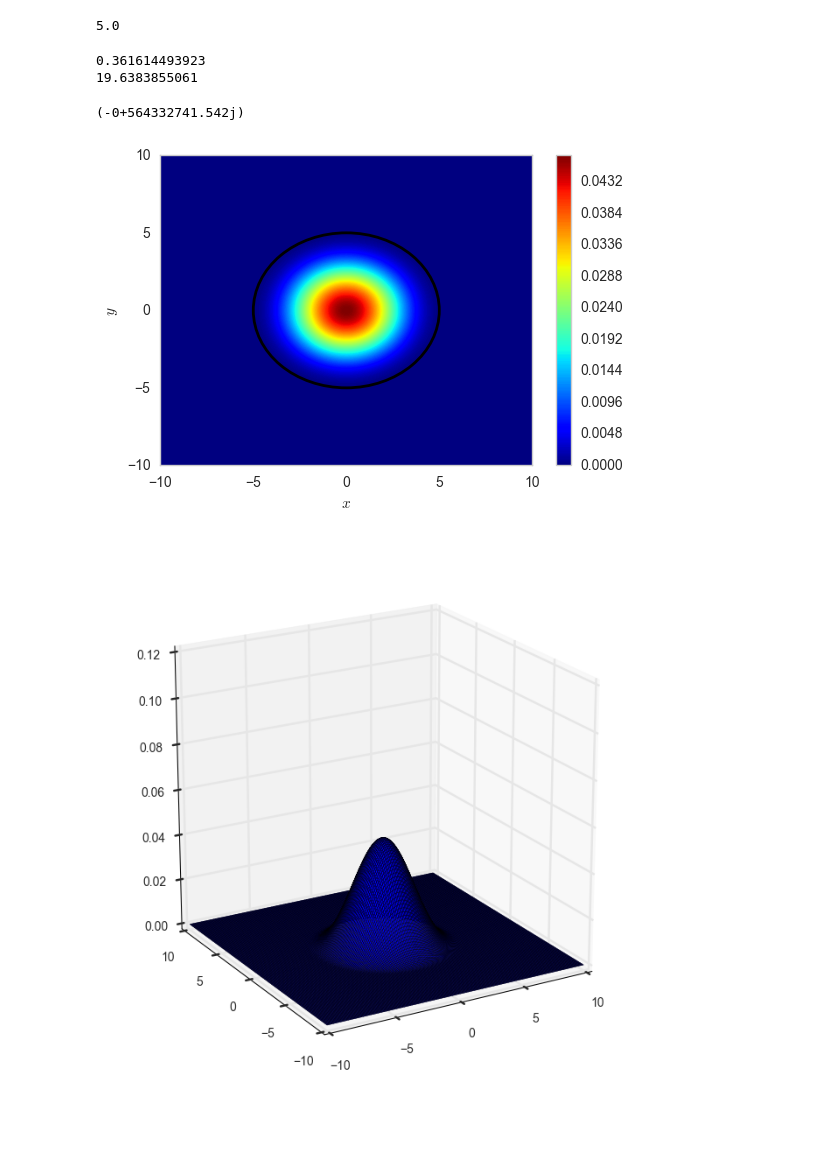
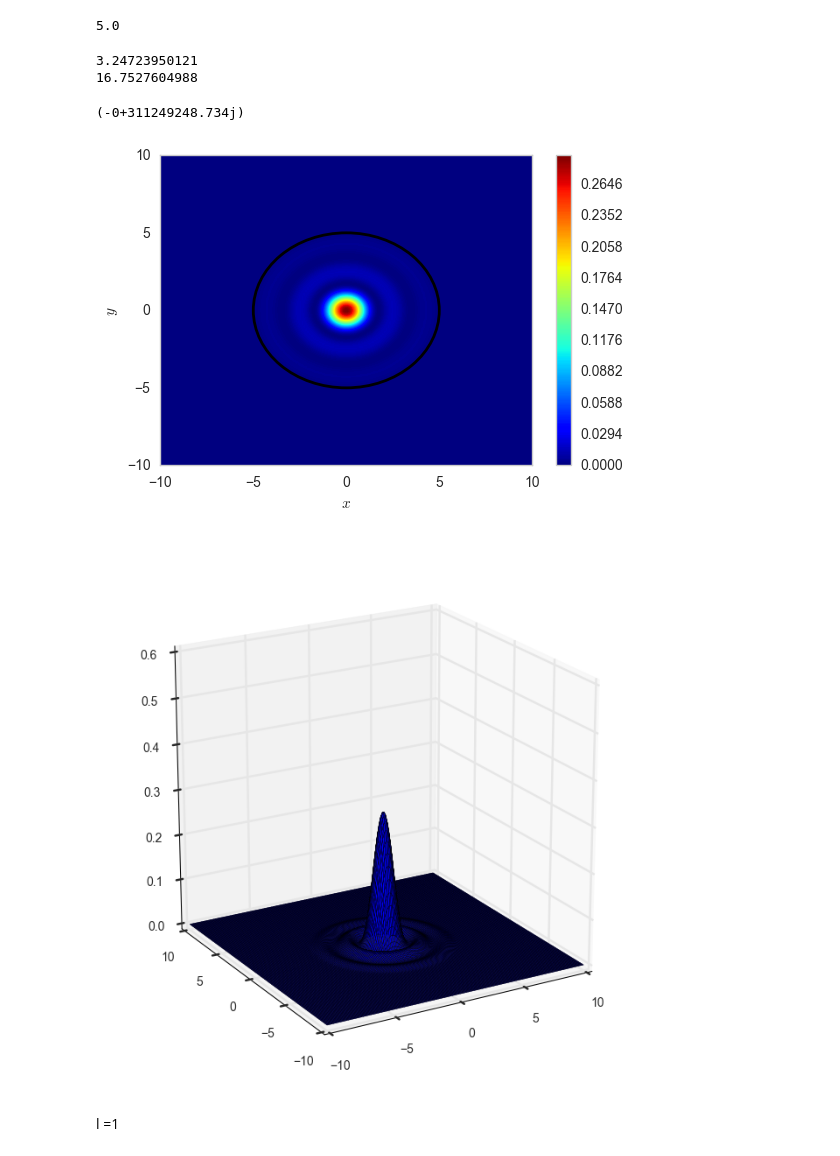
Before and after one commit to elena-orlova/electron, a Jupyter notebook: Potentials.ipynb, the cells around one changed output. Cells and saved outputs as stored; diff of their text form; code cells hidden in the pictures; blank space fills up the shorter version.

```diff
--- a/Potentials.ipynb
+++ b/Potentials.ipynb
@@ -220,19 +220,19 @@ print (a)
 ksq = 2*(10.0 - ens)
 kappasq = 2*(ens)
 # %%
-ind = 1
+ind = 3
 # %%
 print (ksq[-ind])
 print (kappasq[-ind])
 # %% [output]
-0.361614493923
-19.6383855061
+3.24723950121
+16.7527604988
 # %%
 B = (wv_in(np.sqrt(ksq[-ind]),a)/wv_out(np.sqrt(kappasq[-ind]),a))
 # %%
 print (B)
 # %% [output]
-(-0+564332741.542j)
+(-0+311249248.734j)
 # %%
 N = 200
 x = np.linspace(-10,10,N)
@@ -263,16 +263,18 @@ plt.grid(False)
 plt.colorbar()
 plt.savefig('finite_3.pdf')
 # %% [output]
-[figure, old version]
+[figure, new version]
 # %%
 from mpl_toolkits.mplot3d import Axes3D
 # %%
 fig = plt.figure(figsize=(8, 8))
 ax = fig.gca(projection='3d')
 
 ax.plot_surface(xx, yy, z, rstride = 1, cstride = 1)
 ax.view_init(20, -120)
-ax.auto_scale_xyz([-10, 10], [-10, 10], [0, 0.1])
+ax.auto_scale_xyz([-10, 10], [-10, 10], [0, 0.6])
 plt.show()
 # %% [output]
-[figure, old version]
+[figure, new version]
+# %% [markdown]
+l =1
```
Also changed, not shown: parts of 90 cells of this notebook.
